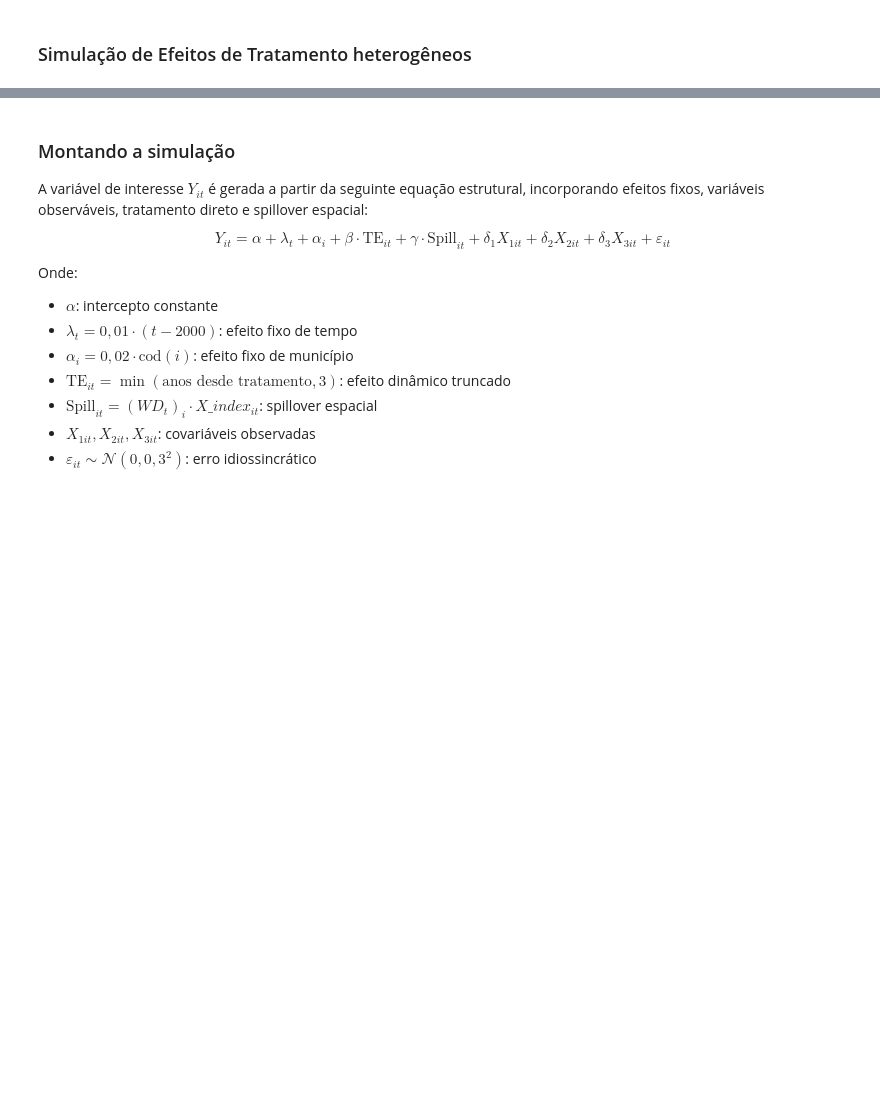
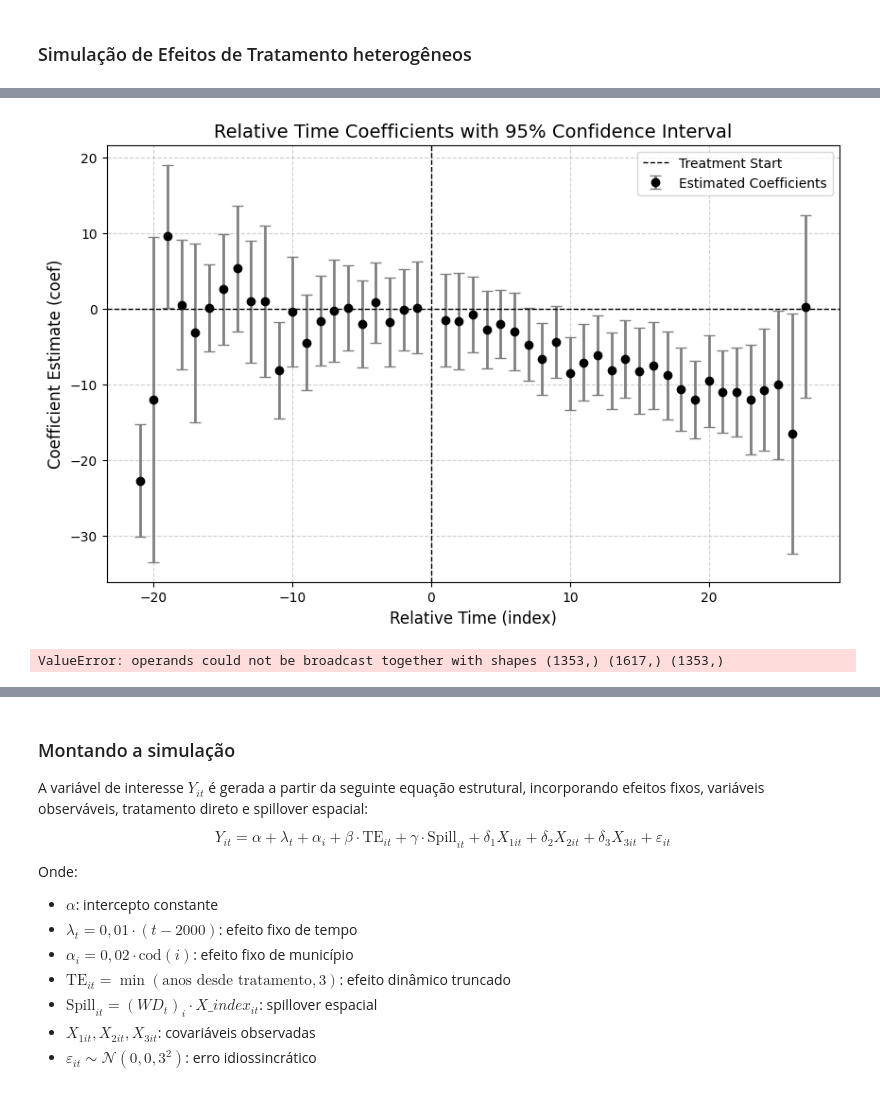
Before and after one commit to Daniel-Uhr/Estimators, a Jupyter notebook: 01_ATTgt_DML.ipynb, the cells around one changed output, grey strips where cells are left out. Cells and saved outputs as stored; diff of their text form; code cells hidden in the pictures; blank space fills up the shorter version.

```diff
--- a/01_ATTgt_DML.ipynb
+++ b/01_ATTgt_DML.ipynb
@@ -2,0 +17,3 @@
+# %%
+# Carregar a base de dados
+data = pd.read_stata("https://github.com/Daniel-Uhr/data/raw/main/bacon_example.dta")
@@ -2,0 +55,4 @@
+# %%
+# Criar uma variável de tempo até o ano do início do tratamento (Tempo em relação ao início do evento)
+data['timeToTreat'] = data['year'] - data['_nfd']
+data['timeToTreat'].describe()
@@ -2,0 +69,2 @@
+# %%
+df = data.copy()
@@ -2,0 +150,33 @@
+# %%
+import matplotlib.pyplot as plt
+
+# Configurar o gráfico
+plt.figure(figsize=(10, 6))
+
+# Plotar os coeficientes com barras de erro
+plt.errorbar(
+    est['index'],  # Valores do eixo x
+    est['coef'],   # Valores do eixo y (coeficientes)
+    yerr=[est['coef'] - est['lower'], est['upper'] - est['coef']],  # Barras de erro
+    fmt='o', color='black', ecolor='gray', elinewidth=2, capsize=4, label='Estimated Coefficients'
+)
+
+# Adicionar uma linha horizontal no valor 0 para referência
+plt.axhline(0, color='black', linestyle='--', linewidth=1)
+
+# Adicionar linha vertical para o início do tratamento em zero
+plt.axvline(0, color='black', linestyle='--', linewidth=1, label='Treatment Start')
+
+# Adicionar título e rótulos
+plt.title('Relative Time Coefficients with 95% Confidence Interval', fontsize=14)
+plt.xlabel('Relative Time (index)', fontsize=12)
+plt.ylabel('Coefficient Estimate (coef)', fontsize=12)
+
+# Adicionar grade e legenda
+plt.grid(True, linestyle='--', alpha=0.6)
+plt.legend()
+
+# Exibir o gráfico
+plt.show()
+# %% [output]
+[figure, added]
@@ -2,0 +189,32 @@
+# %%
+# 1. Criar o ano de tratamento (usando sua variável _nfd ou G)
+panel['treat_year'] = panel['_nfd'].replace(0, np.nan)  # 0 vira NaN para nunca tratados
+
+# 2. Definir tempo relativo (apenas para tratados)
+panel['rel_year'] = panel['year'] - panel['treat_year']
+
+# 3. Tratar nunca tratados: atribuir uma categoria dummy (ex.: -99) para rel_year
+panel['rel_year'] = panel['rel_year'].fillna(-99)  # nunca tratados ficam fora dos dummies de evento
+
+# 4. Transformar rel_year em inteiro (necessário para i())
+panel['rel_year'] = panel['rel_year'].astype(int)
+
+# 5. Forçar D binário
+panel['D'] = (panel['D'] > 0).astype(int)
+
+# 6. Remover observações sem as variáveis essenciais
+panel = panel.dropna(subset=["Y", "id", "year", "D"])
+
+# 7. Rodar o modelo Gardner
+fit_gardner = pf.did2s(
+    data=panel,
+    yname="Y",
+    treatment="D",
+    first_stage="~ X1 + X2 + X3 | id + year",
+    second_stage="~ i(rel_year, ref=-1)",   # referência -1
+    cluster="id"
+)
+
+print(fit_gardner.summary())
+# %% [output]
+ValueError: operands could not be broadcast together with shapes (1353,) (1617,) (1353,)
```
Also changed, not shown: parts of 15 cells of this notebook.
